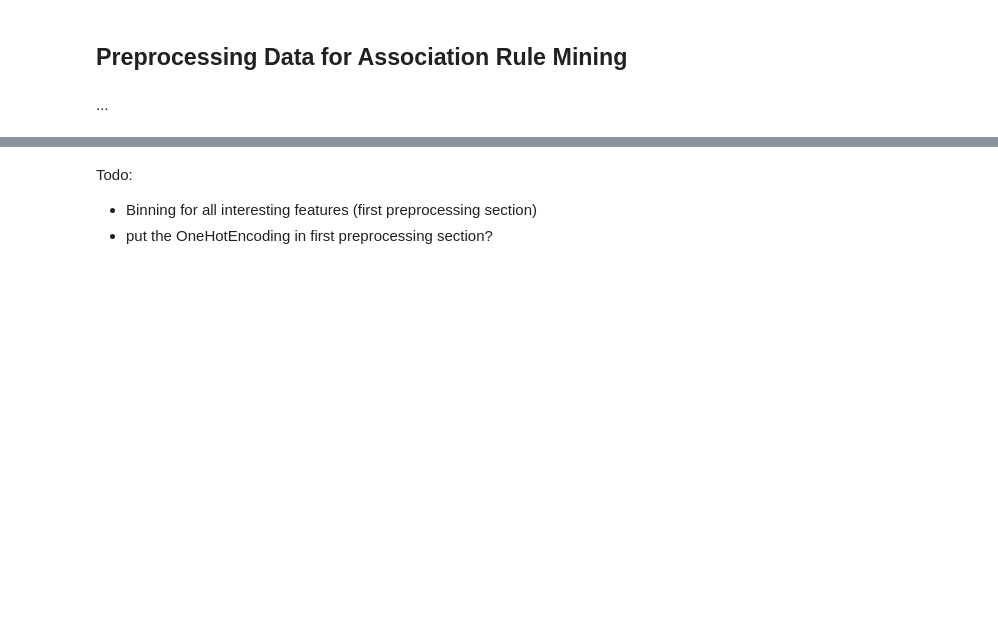
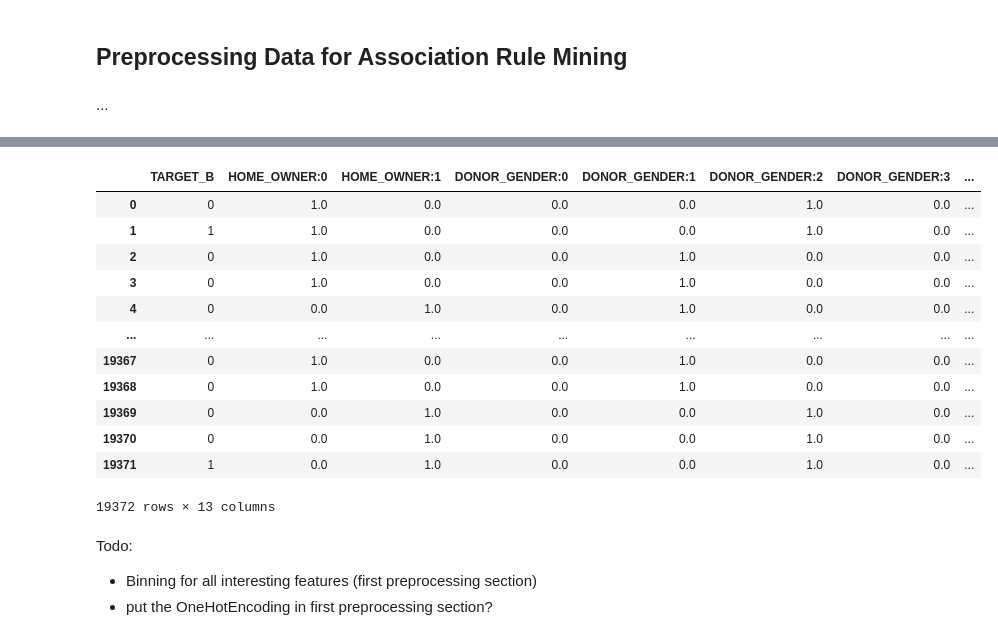
Before and after one commit to jlp237/ml_project, a Jupyter notebook: AA_202021_Project.ipynb, the cells around one changed output, grey strips where cells are left out. Saved outputs shown, nothing was run; the diff lists cells and outputs as text; code cells hidden in the pictures; blank space fills up the shorter version.

```diff
--- a/AA_202021_Project.ipynb
+++ b/AA_202021_Project.ipynb
@@ -591,35 +835,50 @@ RM_transformed_data
 # %%
 # sources:
 # https://scikit-learn.org/stable/modules/preprocessing.html  -   6.3.4. Encoding categorical features
 # TP05: 2.2
 import numpy as np
 from sklearn.preprocessing import OneHotEncoder, LabelEncoder
 
 def ohe_encode(col_names, X=RM_transformed_data):
     '''Takes columns to encode (format: ['colum1', 'column2', ...]) and DataFrame X with all columns.
     Encodes features and replaces old columns in X. Returns updated X'''
     enc = OneHotEncoder()
     matrix = X[col_names].to_numpy()
     enc.fit(matrix)
     matrix = enc.transform(matrix).toarray()
 
     categories_new = np.array(enc.categories_)
+    features_new = np.array([])
     for ind1, cat in enumerate(categories_new):
         for ind2, cat_new in enumerate(cat):
-            categories_new[ind1][ind2] = col_names[ind1]+':'+cat_new
-    features_new = categories_new.reshape(categories_new.size,1)
-
+            features_new = np.append(features_new, col_names[ind1]+':'+str(cat_new))
+            #categories_new[ind1][ind2] = col_names[ind1]+':'+str(cat_new)
+    #features_new = categories_new.reshape(categories_new.size,1)
     new_df = pd.DataFrame(matrix)
-    new_df.columns = np.concatenate(features_new.ravel()).tolist()
+    new_df.columns = features_new.tolist()
 
     updated_df = pd.concat([X, new_df], axis=1)
     updated_df = updated_df.drop(col_names, axis=1)
 
     return(updated_df)
 
 cols_not_binary = ['HOME_OWNER', 'DONOR_GENDER', 'DONATION_TYPE']
 RM_binary_data = ohe_encode(cols_not_binary)
 RM_binary_data
+# %% [output]
+|  | TARGET_B | HOME_OWNER:0 | HOME_OWNER:1 | DONOR_GENDER:0 | DONOR_GENDER:1 | DONOR_GENDER:2 | DONOR_GENDER:3 | ... |
+| 0 | 0 | 1.0 | 0.0 | 0.0 | 0.0 | 1.0 | 0.0 | ... |
+| 1 | 1 | 1.0 | 0.0 | 0.0 | 0.0 | 1.0 | 0.0 | ... |
+| 2 | 0 | 1.0 | 0.0 | 0.0 | 1.0 | 0.0 | 0.0 | ... |
+| 3 | 0 | 1.0 | 0.0 | 0.0 | 1.0 | 0.0 | 0.0 | ... |
+| 4 | 0 | 0.0 | 1.0 | 0.0 | 1.0 | 0.0 | 0.0 | ... |
+| ... | ... | ... | ... | ... | ... | ... | ... | ... |
+| 19367 | 0 | 1.0 | 0.0 | 0.0 | 1.0 | 0.0 | 0.0 | ... |
+| 19368 | 0 | 1.0 | 0.0 | 0.0 | 1.0 | 0.0 | 0.0 | ... |
+| 19369 | 0 | 0.0 | 1.0 | 0.0 | 0.0 | 1.0 | 0.0 | ... |
+| 19370 | 0 | 0.0 | 1.0 | 0.0 | 0.0 | 1.0 | 0.0 | ... |
+| 19371 | 1 | 0.0 | 1.0 | 0.0 | 0.0 | 1.0 | 0.0 | ... |
+19372 rows × 13 columns
 # %% [markdown]
 Todo:
 - Binning for all interesting features (first preprocessing section)
```
Also changed, not shown: parts of 32 cells of this notebook.
